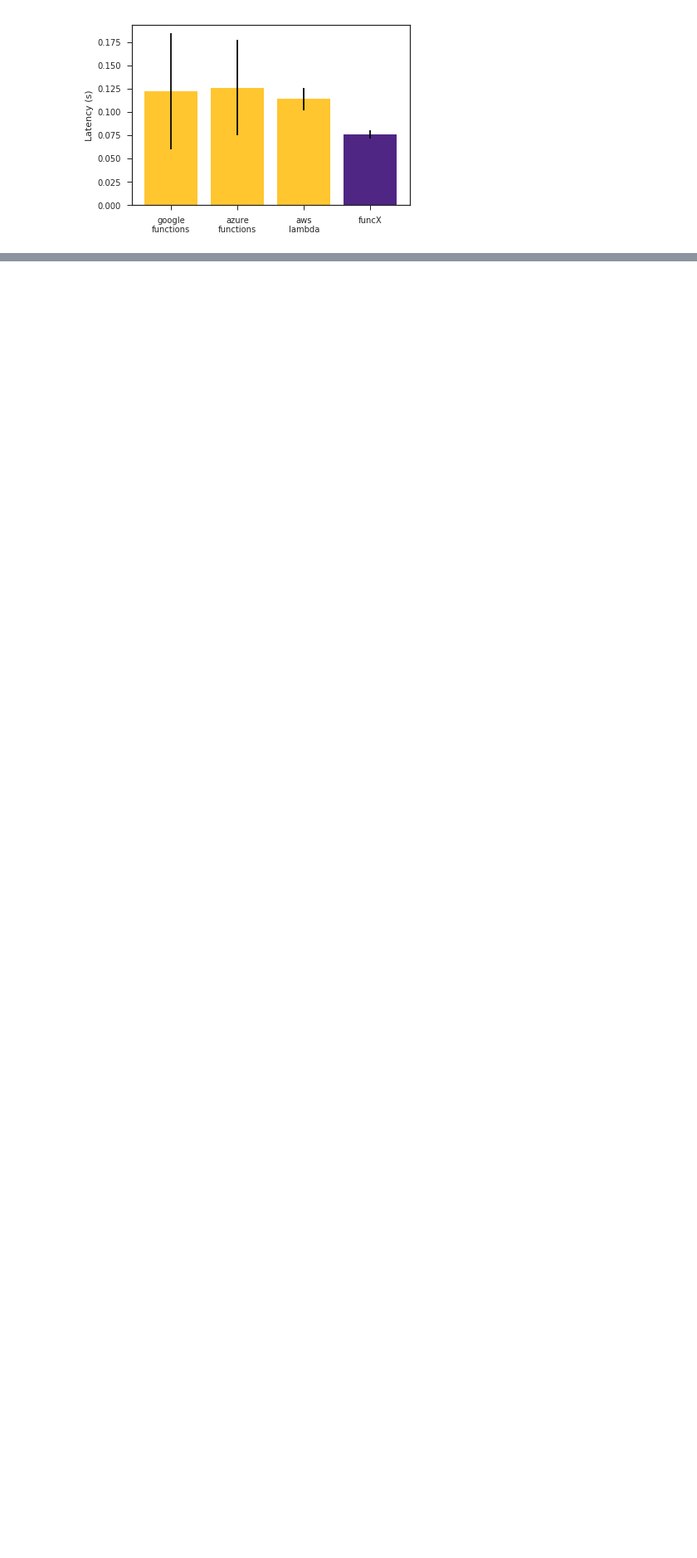
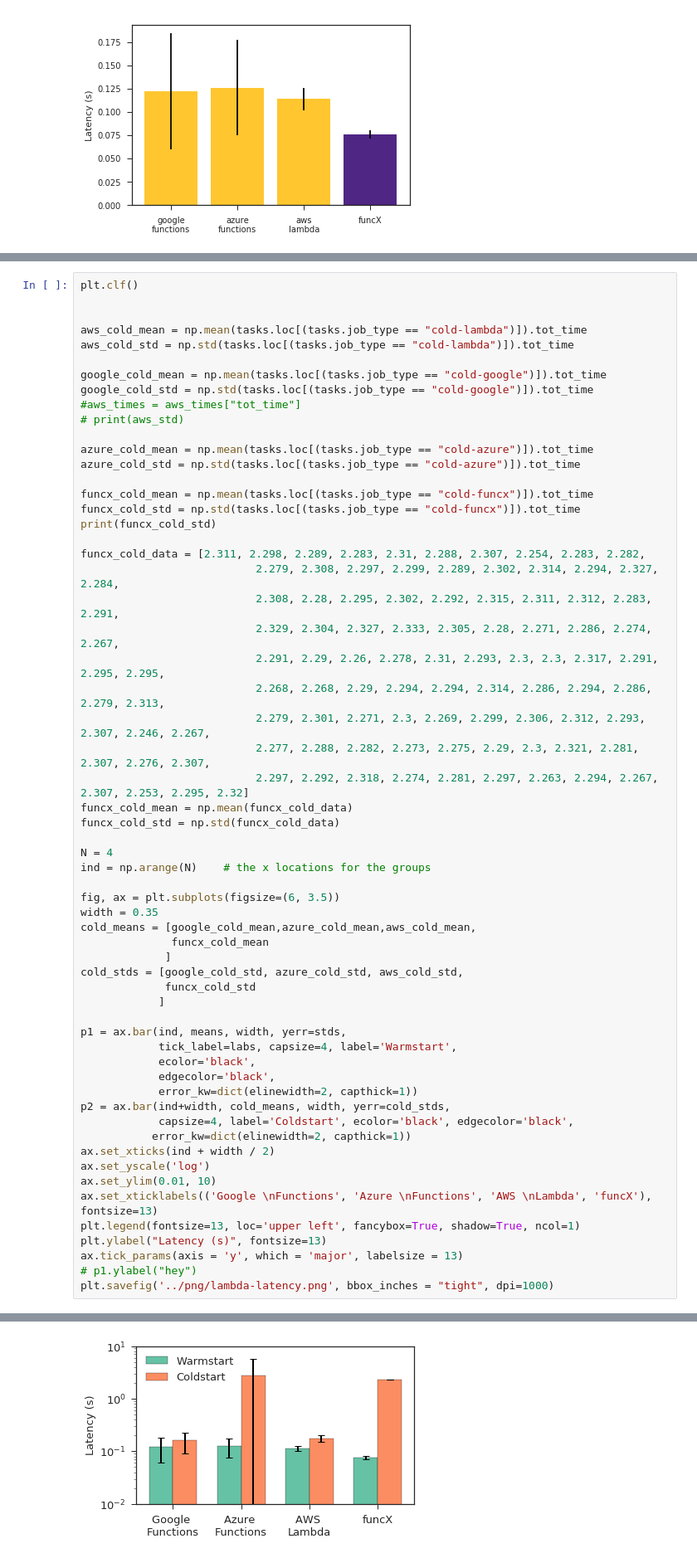
Before and after one commit to ZhuozhaoLi/sc-funcx-eval, a Jupyter notebook: notebooks/lambda-latency/lambda-plots.ipynb, the cells around one changed output, grey strips where cells are left out. Shown: that part at 83% size. Cells and saved outputs as stored; diff of their text form; blank space fills up the shorter version.

Commit message:
update figures

```diff
--- a/notebooks/lambda-latency/lambda-plots.ipynb
+++ b/notebooks/lambda-latency/lambda-plots.ipynb
@@ -147,0 +95,61 @@ plt.savefig('../png/lambda-latency.png', bbox_inches = "tight", dpi=1000)
+# %%
+plt.clf()
+
+
+aws_cold_mean = np.mean(tasks.loc[(tasks.job_type == "cold-lambda")]).tot_time
+aws_cold_std = np.std(tasks.loc[(tasks.job_type == "cold-lambda")]).tot_time
+
+google_cold_mean = np.mean(tasks.loc[(tasks.job_type == "cold-google")]).tot_time
+google_cold_std = np.std(tasks.loc[(tasks.job_type == "cold-google")]).tot_time
+#aws_times = aws_times["tot_time"]
+# print(aws_std)
+
+azure_cold_mean = np.mean(tasks.loc[(tasks.job_type == "cold-azure")]).tot_time
+azure_cold_std = np.std(tasks.loc[(tasks.job_type == "cold-azure")]).tot_time
+
+funcx_cold_mean = np.mean(tasks.loc[(tasks.job_type == "cold-funcx")]).tot_time
+funcx_cold_std = np.std(tasks.loc[(tasks.job_type == "cold-funcx")]).tot_time
+print(funcx_cold_std)
+
+funcx_cold_data = [2.311, 2.298, 2.289, 2.283, 2.31, 2.288, 2.307, 2.254, 2.283, 2.282,
+                           2.279, 2.308, 2.297, 2.299, 2.289, 2.302, 2.314, 2.294, 2.327, 2.284,
+                           2.308, 2.28, 2.295, 2.302, 2.292, 2.315, 2.311, 2.312, 2.283, 2.291,
+                           2.329, 2.304, 2.327, 2.333, 2.305, 2.28, 2.271, 2.286, 2.274, 2.267,
+                           2.291, 2.29, 2.26, 2.278, 2.31, 2.293, 2.3, 2.3, 2.317, 2.291, 2.295, 2.295,
+                           2.268, 2.268, 2.29, 2.294, 2.294, 2.314, 2.286, 2.294, 2.286, 2.279, 2.313,
+                           2.279, 2.301, 2.271, 2.3, 2.269, 2.299, 2.306, 2.312, 2.293, 2.307, 2.246, 2.267,
+                           2.277, 2.288, 2.282, 2.273, 2.275, 2.29, 2.3, 2.321, 2.281, 2.307, 2.276, 2.307,
+                           2.297, 2.292, 2.318, 2.274, 2.281, 2.297, 2.263, 2.294, 2.267, 2.307, 2.253, 2.295, 2.32]
+funcx_cold_mean = np.mean(funcx_cold_data)
+funcx_cold_std = np.std(funcx_cold_data)
+
+N = 4
+ind = np.arange(N)    # the x locations for the groups
+
+fig, ax = plt.subplots(figsize=(6, 3.5))
+width = 0.35
+cold_means = [google_cold_mean,azure_cold_mean,aws_cold_mean,
+              funcx_cold_mean
+             ]
+cold_stds = [google_cold_std, azure_cold_std, aws_cold_std,
+             funcx_cold_std
+            ]
+
+p1 = ax.bar(ind, means, width, yerr=stds,
+            tick_label=labs, capsize=4, label='Warmstart',
+            ecolor='black',
+            edgecolor='black',
+            error_kw=dict(elinewidth=2, capthick=1))
+p2 = ax.bar(ind+width, cold_means, width, yerr=cold_stds,
+            capsize=4, label='Coldstart', ecolor='black', edgecolor='black',
+           error_kw=dict(elinewidth=2, capthick=1))
+ax.set_xticks(ind + width / 2)
+ax.set_yscale('log')
+ax.set_ylim(0.01, 10)
+ax.set_xticklabels(('Google \nFunctions', 'Azure \nFunctions', 'AWS \nLambda', 'funcX'), fontsize=13)
+plt.legend(fontsize=13, loc='upper left', fancybox=True, shadow=True, ncol=1)
+plt.ylabel("Latency (s)", fontsize=13)
+ax.tick_params(axis = 'y', which = 'major', labelsize = 13)
+# p1.ylabel("hey")
+plt.savefig('../png/lambda-latency.png', bbox_inches = "tight", dpi=1000)
+# %% [output]
@@ -147,0 +158 @@ plt.savefig('../png/lambda-latency.png', bbox_inches = "tight", dpi=1000)
+[figure, added]
```
Also changed, not shown: parts of 2 cells of this notebook, 2 other files.
